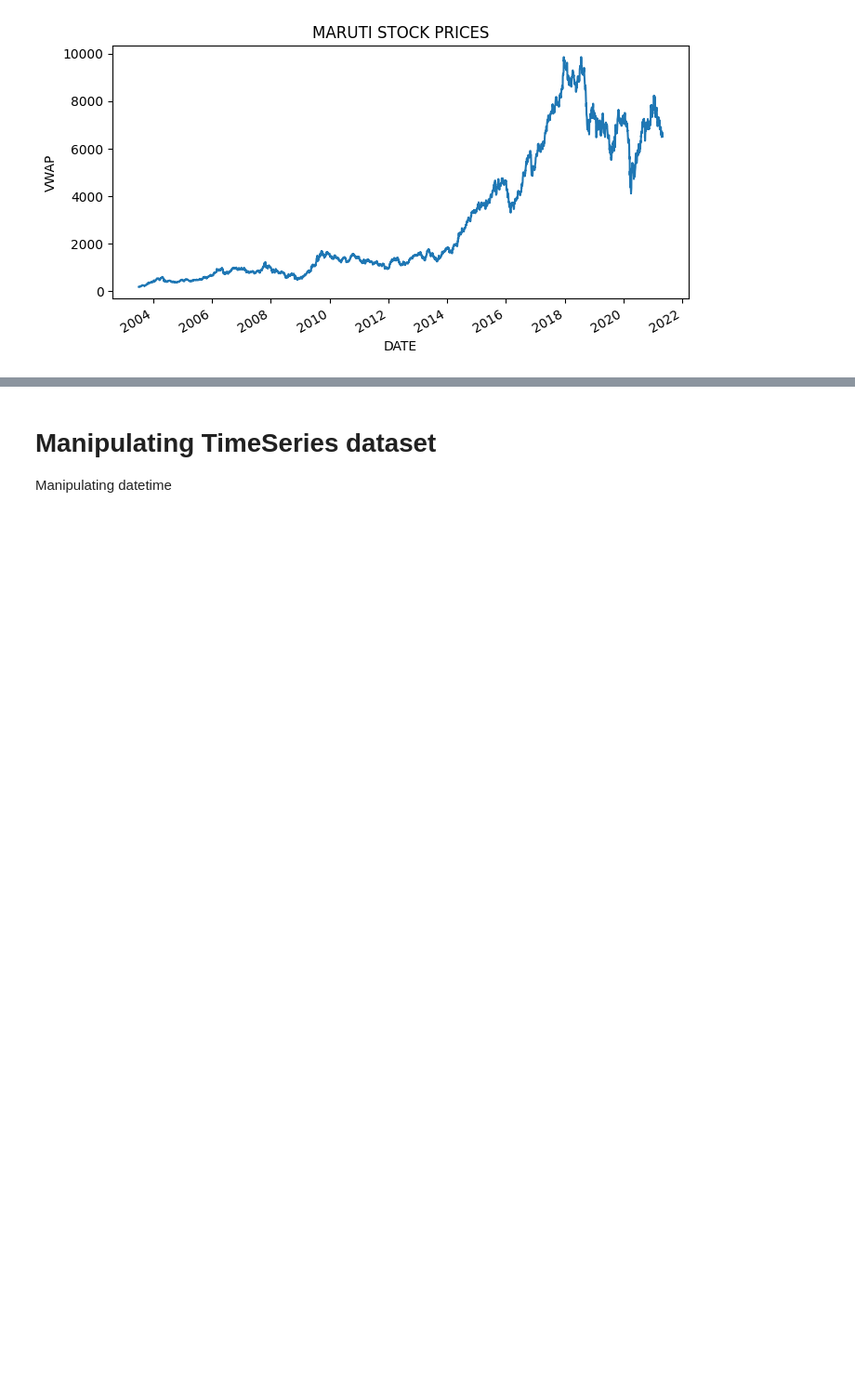
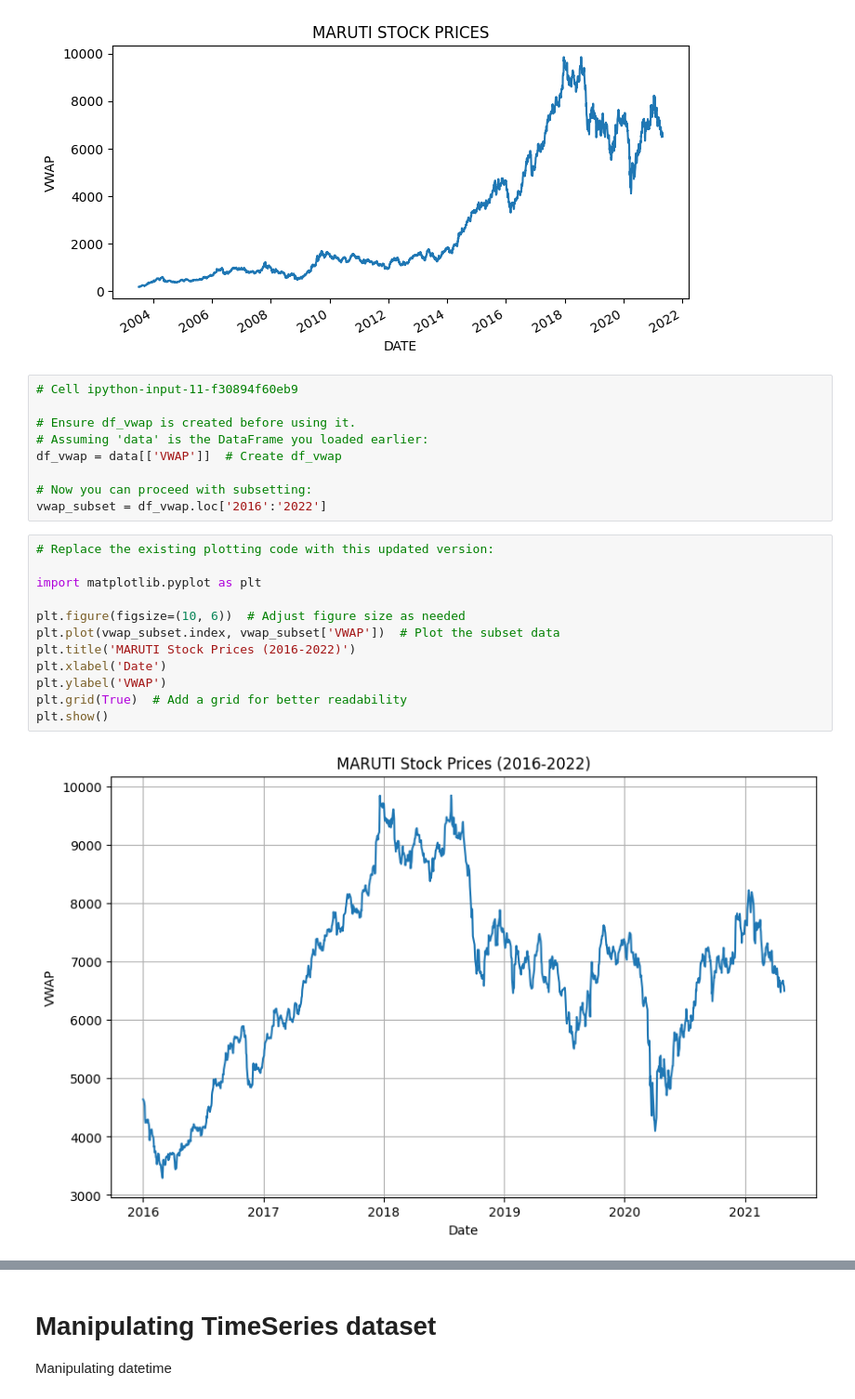
Before and after one commit to shriyageetika/COMPANIES, a Jupyter notebook: MARUTHI STOCK.ipynb, the cells around one changed output, grey strips where cells are left out. Shown at 93% size. Saved outputs shown, nothing was run; the diff lists cells and outputs as text; blank space fills up the shorter version.

```diff
--- a/MARUTHI STOCK.ipynb
+++ b/MARUTHI STOCK.ipynb
@@ -130,3 +130,26 @@ plt.xlabel('DATE')
 plt.show()
 # %% [output]
 [figure]
+# %%
+# Cell ipython-input-11-f30894f60eb9
+
+# Ensure df_vwap is created before using it.
+# Assuming 'data' is the DataFrame you loaded earlier:
+df_vwap = data[['VWAP']]  # Create df_vwap
+
+# Now you can proceed with subsetting:
+vwap_subset = df_vwap.loc['2016':'2022']
+# %%
+# Replace the existing plotting code with this updated version:
+
+import matplotlib.pyplot as plt
+
+plt.figure(figsize=(10, 6))  # Adjust figure size as needed
+plt.plot(vwap_subset.index, vwap_subset['VWAP'])  # Plot the subset data
+plt.title('MARUTI Stock Prices (2016-2022)')
+plt.xlabel('Date')
+plt.ylabel('VWAP')
+plt.grid(True)  # Add a grid for better readability
+plt.show()
+# %% [output]
+[figure, added]
```
Also changed, not shown: parts of 2 cells of this notebook.
